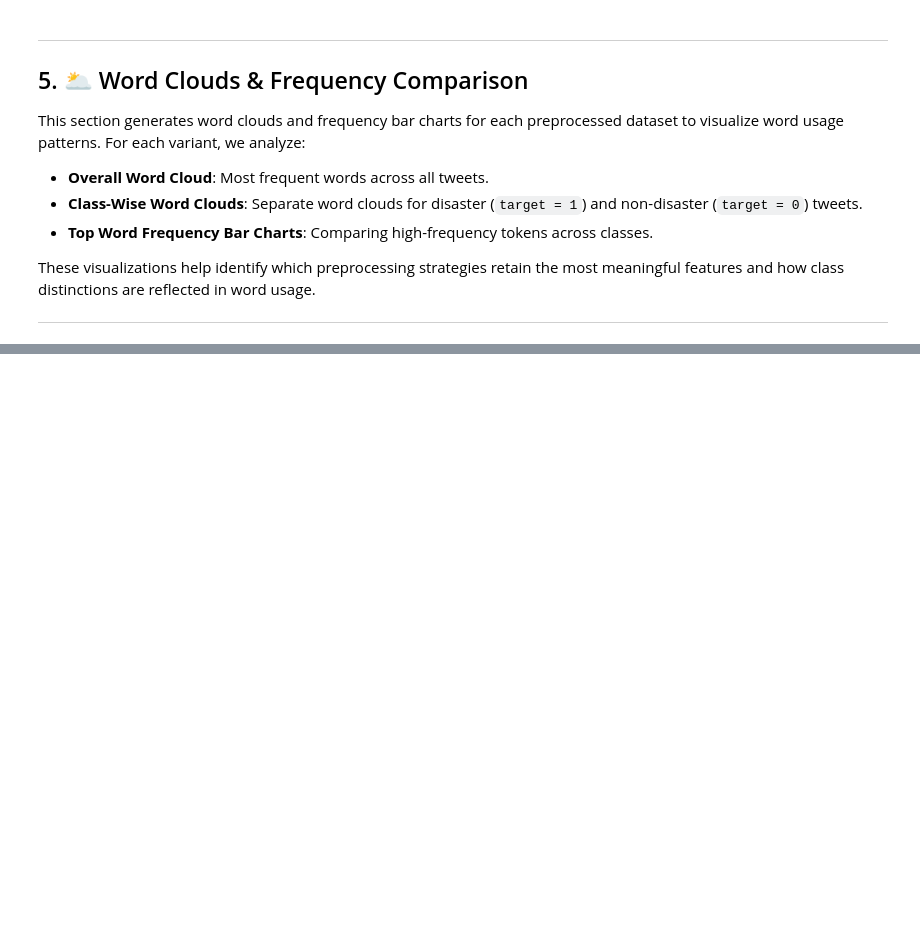
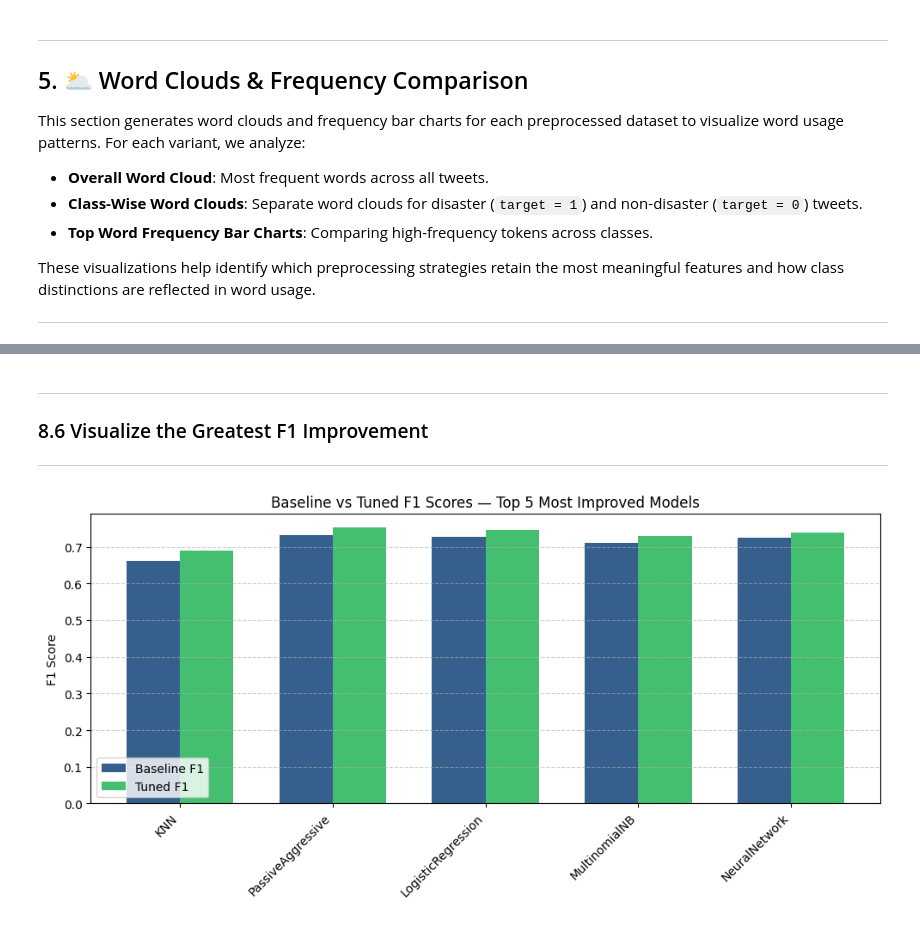
Before and after one commit to CSC-4260-Advanced-Data-Science-Project/NLP_Disaster_Tweets, a Jupyter notebook: NLP_DS_Pipeline.ipynb, the cells around one changed output, grey strips where cells are left out. Drawn from its saved outputs; the diff is of its cells as text; code cells hidden in the pictures; blank space fills up the shorter version.

Commit message:
Updated NLP_DS_Pipeline.ipynb to most recent version

```diff
--- a/NLP_DS_Pipeline.ipynb
+++ b/NLP_DS_Pipeline.ipynb
@@ -1806,0 +1894,8 @@ We visualize:
+# %%
+# Load baseline and final results
+baseline_results = pd.read_csv("baseline_performance/ALL_results.csv").sort_values(by="F1 Score", ascending=False)
+final_results = pd.read_csv("final_ht_performance_metrics/ALL_results.csv").sort_values(by="F1 Score", ascending=False)
+
+# Preview
+baseline_results.head()
+final_results.head()
@@ -1806,0 +1992,9 @@ We visualize:
+# %%
+# Calculate the F1 Score Improvement
+merged_top_models["F1 Score Improvement"] = merged_top_models["F1 Score_Final"] - merged_top_models["F1 Score_Baseline"]
+
+# Sort by F1 Score Improvement
+top_improved_models = merged_top_models.sort_values(by="F1 Score Improvement", ascending=False)
+
+# Show the Top 5 Models with Greatest F1 Improvement
+top_improved_models[['Model', 'Dataset', 'F1 Score_Baseline', 'F1 Score_Final', 'F1 Score Improvement']].head(5)
@@ -1806,0 +2008,46 @@ We visualize:
+# %% [markdown]
+---
+### 8.6 Visualize the Greatest F1 Improvement
+
+---
+# %%
+# 🛠️ Ensure improvements calculated
+merged_top_models["F1 Score Improvement"] = merged_top_models["F1 Score_Final"] - merged_top_models["F1 Score_Baseline"]
+
+# 🏆 Select Top 5 Improved Models
+top5_improved = merged_top_models.sort_values(by="F1 Score Improvement", ascending=False).head(5)
+
+# 🎨 Viridis colors (consistent blue-green)
+viridis = cm.get_cmap('viridis', 256)
+baseline_color = to_hex(viridis(0.3))  # bluish
+tuned_color = to_hex(viridis(0.7))     # greenish
+
+# 📊 Plot Baseline vs Tuned F1 for Top 5
+plt.figure(figsize=(10, 5))
+
+models = top5_improved['Model']
+baseline_f1 = top5_improved['F1 Score_Baseline']
+tuned_f1 = top5_improved['F1 Score_Final']
+
+x = np.arange(len(models))
+width = 0.35
+
+# Bars
+plt.bar(x - width/2, baseline_f1, width, label='Baseline F1', color=baseline_color)
+plt.bar(x + width/2, tuned_f1, width, label='Tuned F1', color=tuned_color)
+
+# Labels
+plt.ylabel('F1 Score')
+plt.title('Baseline vs Tuned F1 Scores — Top 5 Most Improved Models')
+plt.xticks(x, models, rotation=45, ha='right')
+plt.legend(loc='lower left')
+plt.grid(axis='y', linestyle='--', alpha=0.6)
+plt.tight_layout()
+
+# Save as SVG
+plt.savefig("baseline_vs_tuned_top5_models.png")
+
+# Show
+plt.show()
+# %% [output]
+[figure, added]
```
Also changed, not shown: parts of 79 cells of this notebook.
